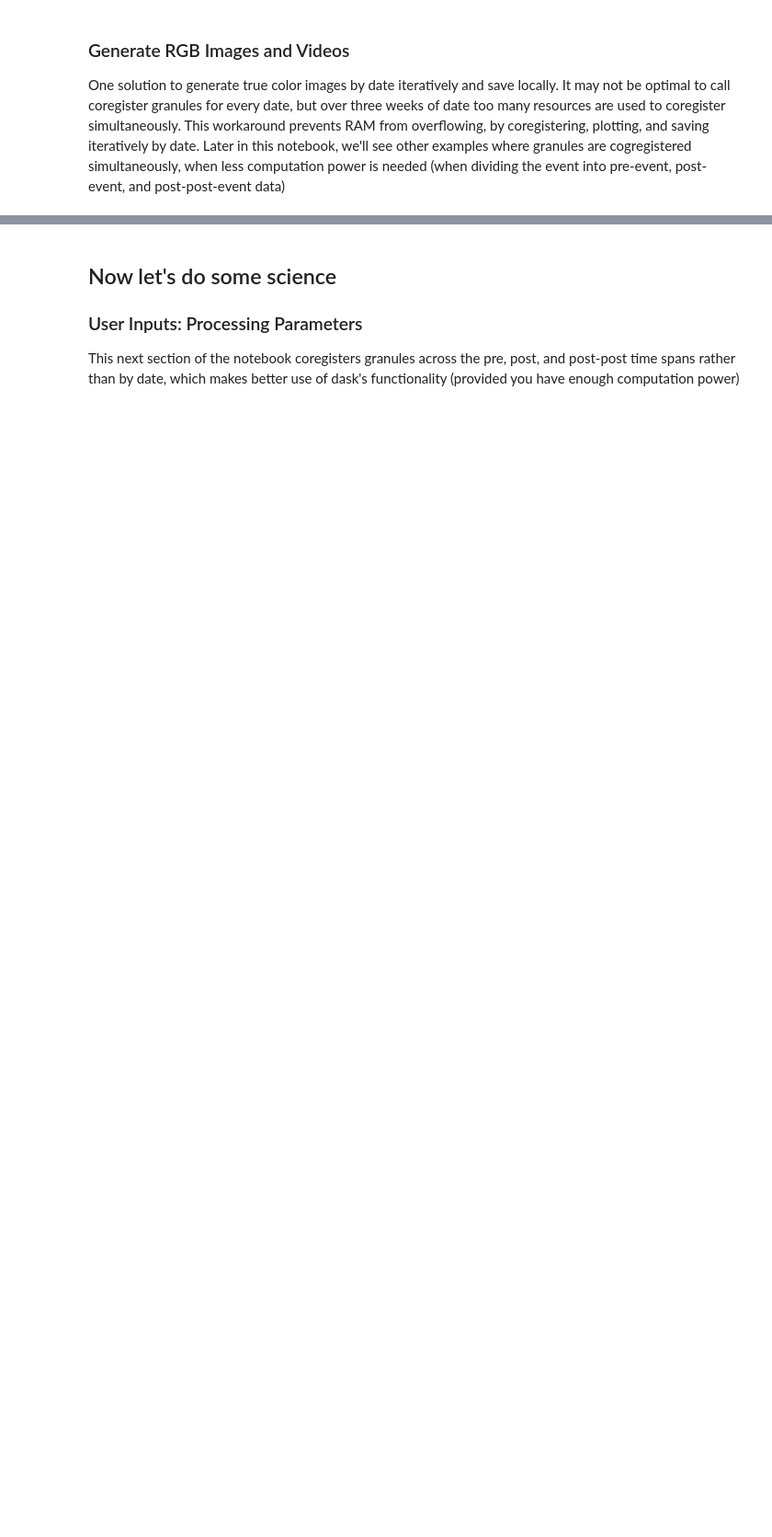
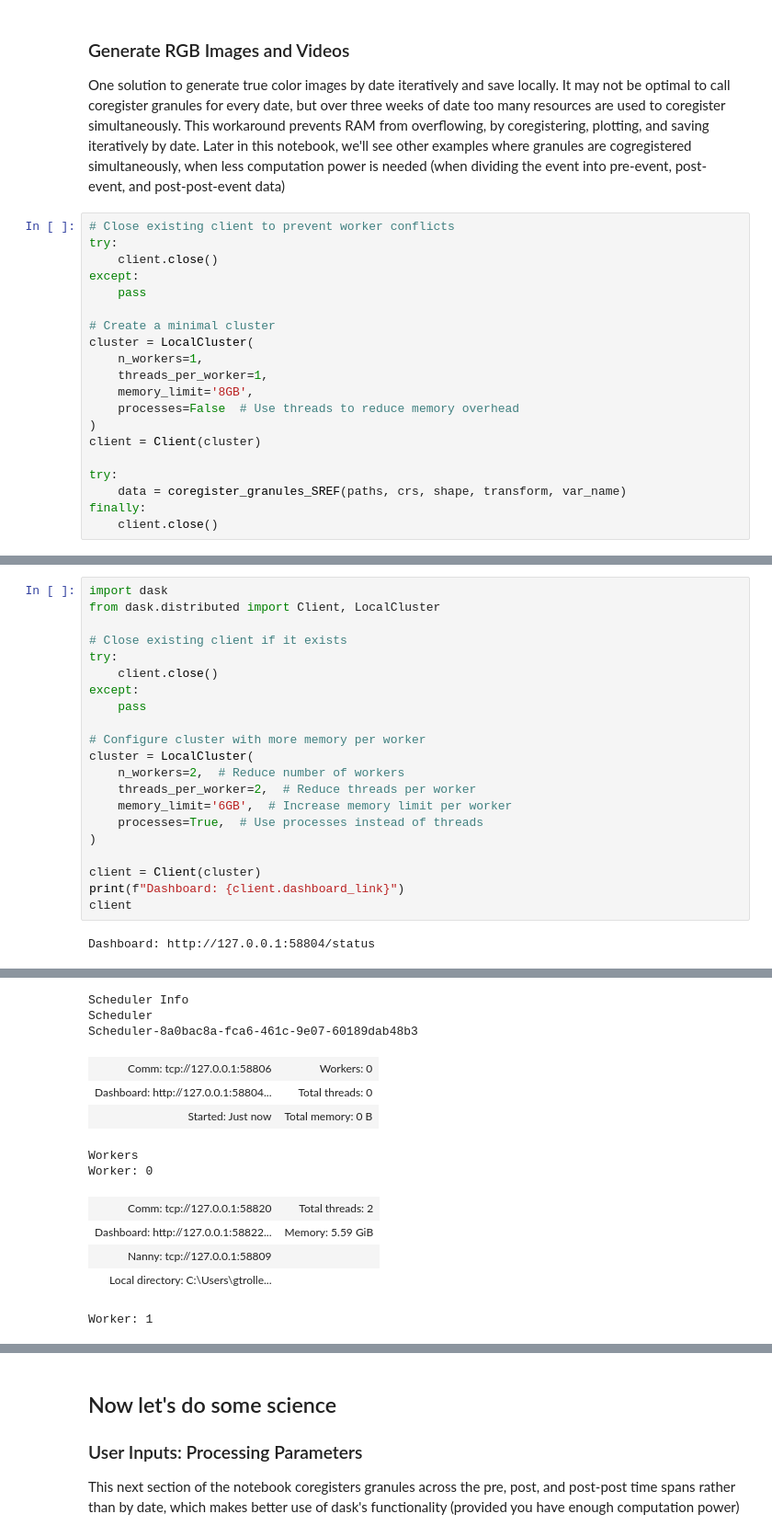
Before and after one commit to skyecaplan/pace-rapid-response, a Jupyter notebook: PRR_OC/PRR_Hurricane_Ernesto.ipynb, the cells around one changed output, grey strips where cells are left out. Shown at 92% size. Saved outputs shown, nothing was run; the diff lists cells and outputs as text; blank space fills up the shorter version.

```diff
--- a/PRR_OC/PRR_Hurricane_Ernesto.ipynb
+++ b/PRR_OC/PRR_Hurricane_Ernesto.ipynb
@@ -525,3 +523,23 @@ NameError: name 'paths' is not defined
 ### Generate RGB Images and Videos
 
 One solution to generate true color images by date iteratively and save locally. It may not be optimal to call coregister granules for every date, but over three weeks of date too many resources are used to coregister simultaneously. This workaround prevents RAM from overflowing, by coregistering, plotting, and saving iteratively by date. Later in this notebook, we'll see other examples where granules are cogregistered simultaneously, when less computation power is needed (when dividing the event into pre-event, post-event, and post-post-event data)
+# %%
+# Close existing client to prevent worker conflicts
+try:
+    client.close()
+except:
+    pass
+
+# Create a minimal cluster
+cluster = LocalCluster(
+    n_workers=1,
+    threads_per_worker=1,
+    memory_limit='8GB',
+    processes=False  # Use threads to reduce memory overhead
+)
+client = Client(cluster)
+
+try:
+    data = coregister_granules_SREF(paths, crs, shape, transform, var_name)
+finally:
+    client.close()
@@ -527,0 +582,23 @@ One solution to generate true color images by date iteratively and save locally.
+# %%
+import dask
+from dask.distributed import Client, LocalCluster
+
+# Close existing client if it exists
+try:
+    client.close()
+except:
+    pass
+
+# Configure cluster with more memory per worker
+cluster = LocalCluster(
+    n_workers=2,  # Reduce number of workers
+    threads_per_worker=2,  # Reduce threads per worker
+    memory_limit='6GB',  # Increase memory limit per worker
+    processes=True,  # Use processes instead of threads
+)
+
+client = Client(cluster)
+print(f"Dashboard: {client.dashboard_link}")
+client
+# %% [output]
+Dashboard: http://127.0.0.1:58804/status
@@ -527,0 +615,13 @@ One solution to generate true color images by date iteratively and save locally.
+Scheduler Info
+Scheduler
+Scheduler-8a0bac8a-fca6-461c-9e07-60189dab48b3
+| Comm: tcp://127.0.0.1:58806 | Workers: 0 |
+| Dashboard: http://127.0.0.1:58804... | Total threads: 0 |
+| Started: Just now | Total memory: 0 B |
+Workers
+Worker: 0
+| Comm: tcp://127.0.0.1:58820 | Total threads: 2 |
+| Dashboard: http://127.0.0.1:58822... | Memory: 5.59 GiB |
+| Nanny: tcp://127.0.0.1:58809 |  |
+| Local directory: C:\Users\gtrolle... |  |
+Worker: 1
```
Also changed, not shown: parts of 8 cells of this notebook.
